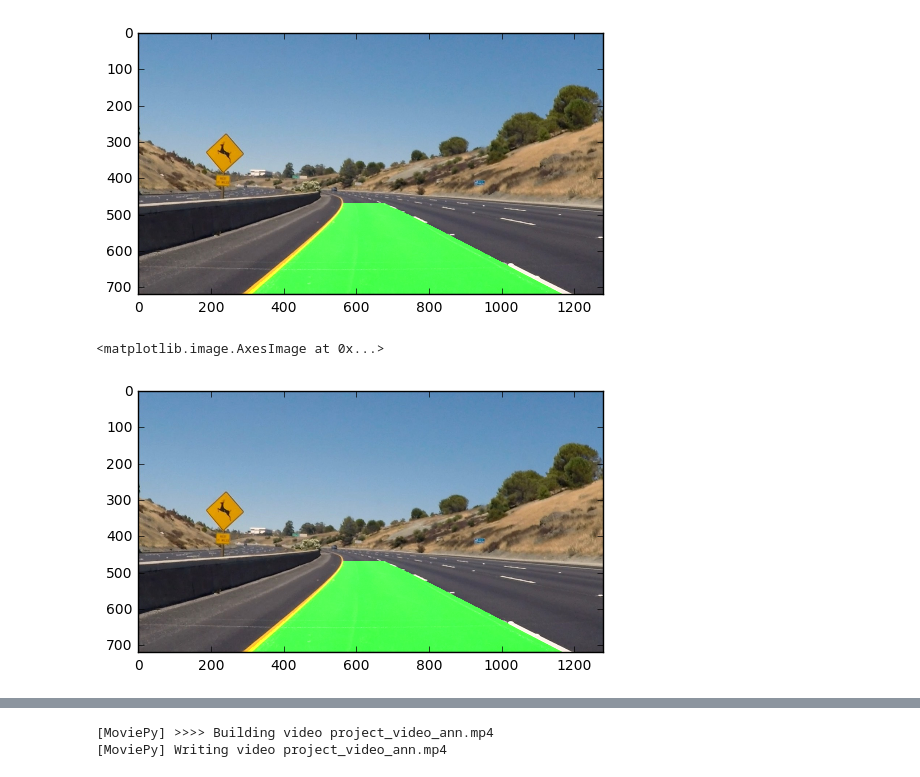
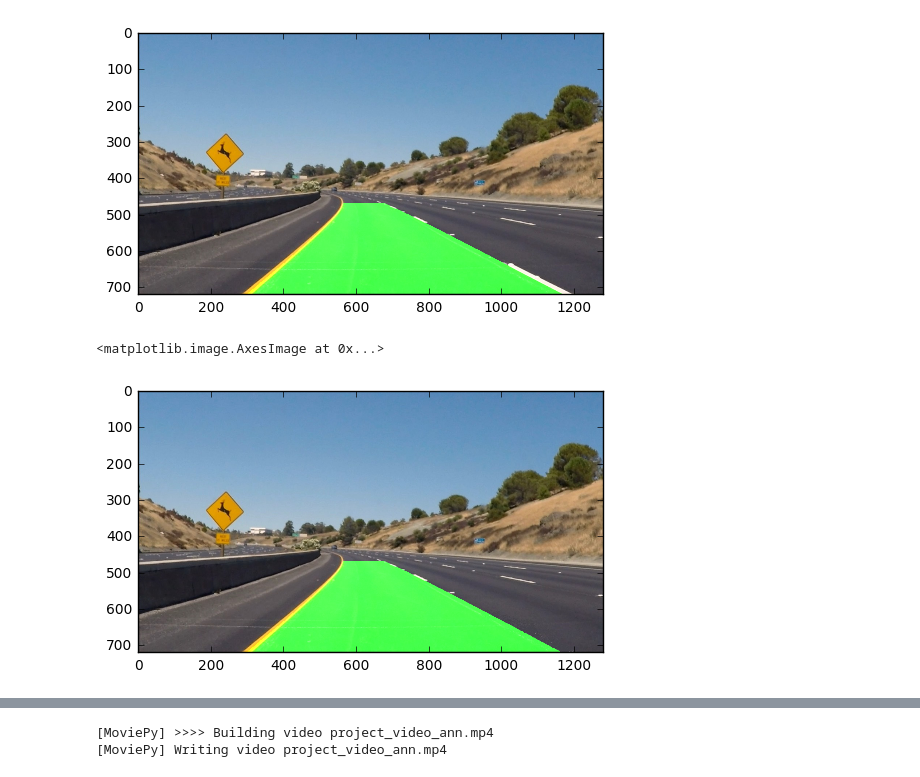
Before and after one commit to Aipakazuma/CarND-advancedLaneLines, a Jupyter notebook: Advanced Lane Lines refined.ipynb, the cells around one changed output, grey strips where cells are left out. Cells and saved outputs as stored; diff of their text form; code cells hidden in the pictures.

```diff
--- a/Advanced Lane Lines refined.ipynb
+++ b/Advanced Lane Lines refined.ipynb
@@ -316,7 +316,7 @@ def calculate_lane_area(lanes, img_height, steps):
 
     return np.concatenate((points_left, points_right[::-1]), axis=0)
 
-def are_lanes_plausible(lane_one, lane_two, parall_thres=(1,1), dist_thres=(500, 600)):
+def are_lanes_plausible(lane_one, lane_two, parall_thres=(1,1), dist_thres=(300, 600)):
     is_parall = lane_one.is_current_fit_parallel(lane_two, threshold=parall_thres)
     dist = lane_one.get_current_fit_distance(lane_two)
     is_plausible_dist = dist_thres[0] < dist < dist_thres[1]
@@ -359,6 +359,9 @@ class Line():
     def update(self, x, y):
         assert len(x) == len(y), 'x and y have to be the same size'
 
+        self.allx = x
+        self.ally = y
+
         self.n_pixel_per_frame.append(len(self.allx))
         self.recent_xfitted.extend(self.allx)
 
@@ -377,6 +380,7 @@ class Line():
 
         self.best_fit_poly = np.poly1d(self.best_fit)
 
+
     def is_current_fit_parallel(self, other_line, threshold=(0, 0)):
         first_coefi_dif = np.abs(self.current_fit[0] - other_line.current_fit[0])
         second_coefi_dif = np.abs(self.current_fit[1] - other_line.current_fit[1])
@@ -399,7 +403,7 @@ DST = np.float32([
     (950, 0),
     (950, 720)])
 
-FRAME_MEMORY = 10
+FRAME_MEMORY = 5
 
 def image_pipline(img, left_line, right_line):
     global not_fount_count
@@ -437,6 +441,17 @@ def image_pipline(img, left_line, right_line):
         left_x, left_y = histogram_lane_detection(img, HIST_STEPS, (0, img.shape[1]//2), h_window=47, v_window=3)
         right_x, right_y = histogram_lane_detection(img, HIST_STEPS, (img.shape[1]//2, img.shape[1]), h_window=47, v_window=3)
 
+        if len(left_x) == 0 or len(right_x) == 0:
+            left_x, left_y = left_line.ally, left_line.allx
+            right_x, right_y = right_line.ally, right_line.allx
+        else:
+            new_left = Line(y=left_x, x=left_y)
+            new_right = Line(y=right_x, x=right_y)
+
+            if not are_lanes_plausible(new_left, new_right):
+                left_x, left_y = left_line.ally, left_line.allx
+                right_x, right_y = right_line.ally, right_line.allx
+
     # switch x and y since lines are almost vertical
     left_line.update(y=left_x, x=left_y)
     # switch x and y since lines are almost vertical
@@ -460,12 +475,12 @@ plt.imshow(img)
 <matplotlib.image.AxesImage at 0x...>
 [figure]
 # %%
-img = imread('test_images/test2.jpg')
+img = imread('test_images/test2_1.jpg')
 img = image_pipline(img, left_line, right_line)
 plt.imshow(img)
 # %% [output]
 <matplotlib.image.AxesImage at 0x...>
-[figure, old version]
+[figure, new version]
 # %%
 left_line = Line(FRAME_MEMORY)
 right_line = Line(FRAME_MEMORY)
```
Also changed, not shown: parts of 1 cell of this notebook, 1 other file.
